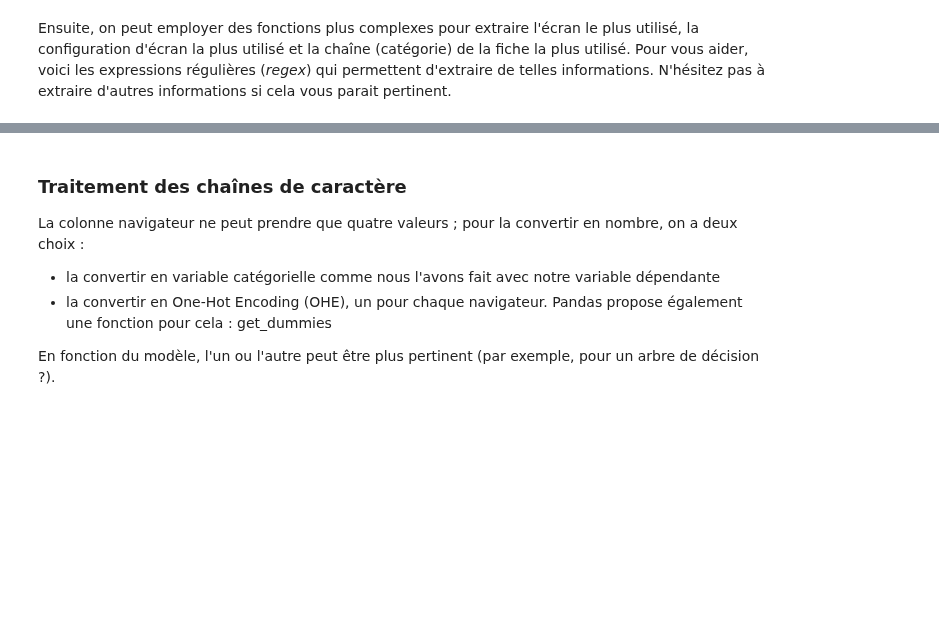
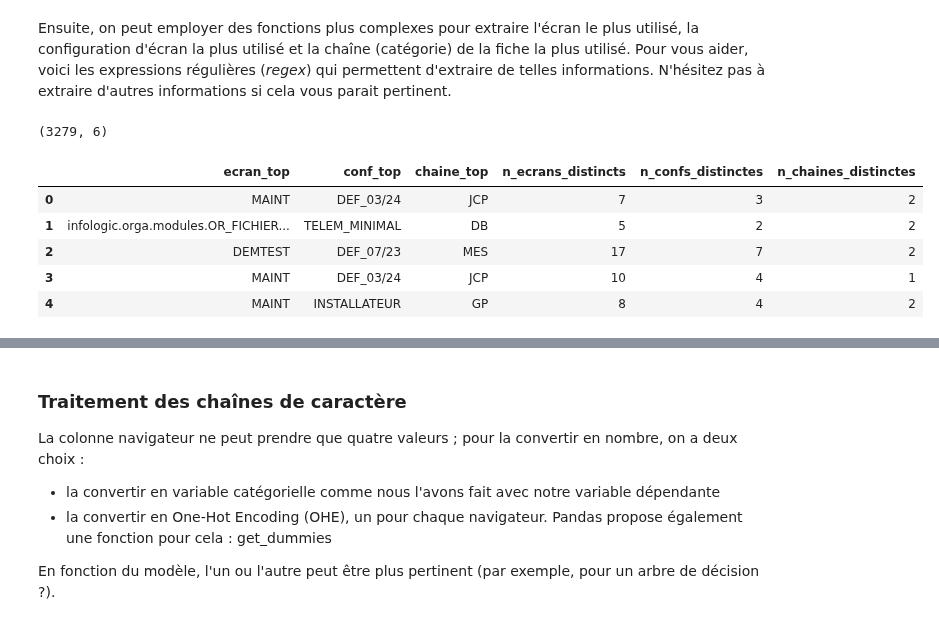
Before and after one commit to Daihecyy/DatascienceECL, a Jupyter notebook: pauls/BE_CS1_indications.ipynb, the cells around one changed output, grey strips where cells are left out. Cells and saved outputs as stored; diff of their text form; code cells hidden in the pictures; blank space fills up the shorter version.

```diff
--- a/pauls/BE_CS1_indications.ipynb
+++ b/pauls/BE_CS1_indications.ipynb
@@ -323,7 +387,41 @@ Ensuite, on peut employer des fonctions plus complexes pour extraire l'écran le
 # %%
 import re
 from collections import Counter
 
 pattern_ecran = re.compile(r"\((.*?)\)")
 pattern_conf_ecran = re.compile(r"<(.*?)>")
 pattern_chaine = re.compile(r"\$(.*?)\$")
+
+def most_frequent(valeurs):
+    # renvoie la valeur la plus fréquente de la liste, ou "aucun" si la liste est vide
+    return Counter(valeurs).most_common(1)[0][0] if valeurs else "aucun"
+
+def regex_features(sessions):
+    lignes = []
+    for s in sessions:
+        # on applique les regex action par action
+        ecrans = [m for a in s for m in pattern_ecran.findall(a)]
+        confs = [m for a in s for m in pattern_conf_ecran.findall(a)]
+        chaines = [m for a in s for m in pattern_chaine.findall(a)]
+        lignes.append({
+            "ecran_top": most_frequent(ecrans),
+            "conf_top": most_frequent(confs),
+            "chaine_top": most_frequent(chaines),
+            "n_ecrans_distincts": len(set(ecrans)),
+            "n_confs_distinctes": len(set(confs)),
+            "n_chaines_distinctes": len(set(chaines)),
+        })
+    return pd.DataFrame(lignes)
+
+X_regex_train = regex_features(sessions_train)
+X_regex_test = regex_features(sessions_test)
+print(X_regex_train.shape)
+X_regex_train.head()
+# %% [output]
+(3279, 6)
+|  | ecran_top | conf_top | chaine_top | n_ecrans_distincts | n_confs_distinctes | n_chaines_distinctes |
+| 0 | MAINT | DEF_03/24 | JCP | 7 | 3 | 2 |
+| 1 | infologic.orga.modules.OR_FICHIER... | TELEM_MINIMAL | DB | 5 | 2 | 2 |
+| 2 | DEMTEST | DEF_07/23 | MES | 17 | 7 | 2 |
+| 3 | MAINT | DEF_03/24 | JCP | 10 | 4 | 1 |
+| 4 | MAINT | INSTALLATEUR | GP | 8 | 4 | 2 |
```
Also changed, not shown: parts of 3 cells of this notebook, 2 other files.
